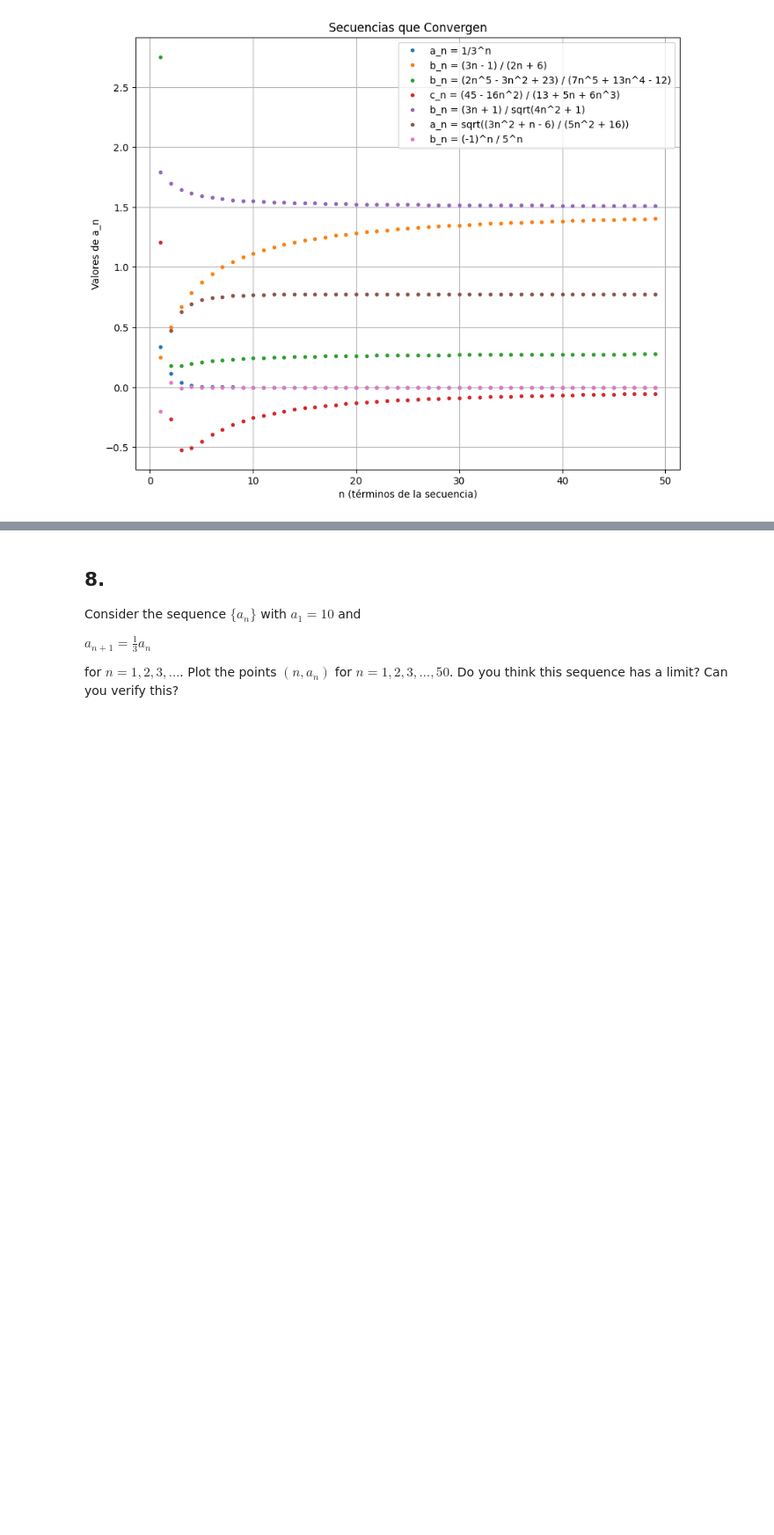
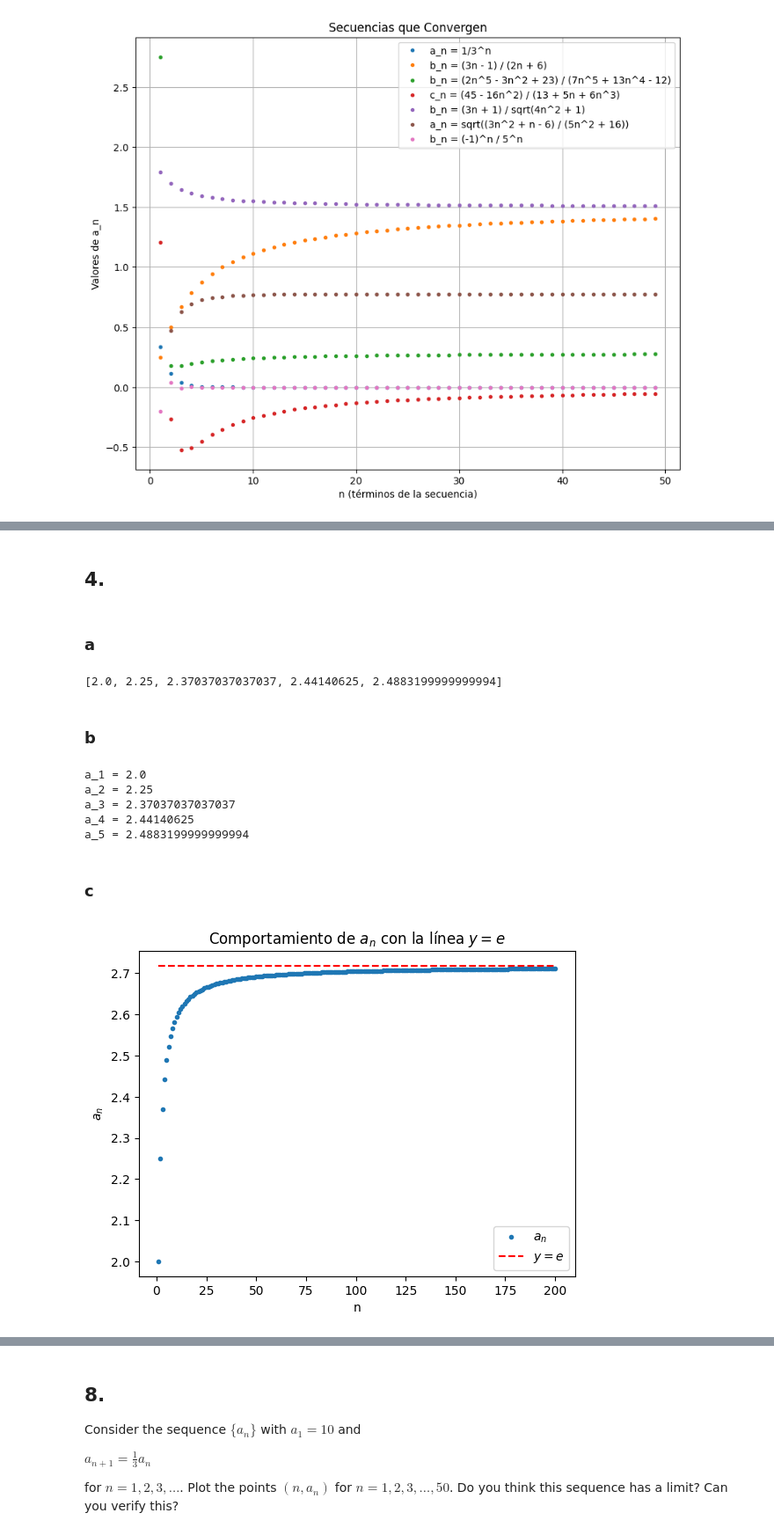
Before and after one commit to Daniel1martinez2/taller_s_6_mate_aplicada, a Jupyter notebook: main.ipynb, the cells around one changed output, grey strips where cells are left out. Shown at 88% size. Saved outputs shown, nothing was run; the diff lists cells and outputs as text; code cells hidden in the pictures; blank space fills up the shorter version.

```diff
--- a/main.ipynb
+++ b/main.ipynb
@@ -109,0 +126,38 @@ plt.show()
+# %% [markdown]
+## 4.
+# %% [markdown]
+### a
+# %%
+n_values = [1, 2, 3, 4, 5]
+a_n_values = [(1 + 1/n)**n for n in n_values]
+a_n_values
+# %% [output]
+[2.0, 2.25, 2.37037037037037, 2.44140625, 2.4883199999999994]
+# %% [markdown]
+### b
+# %%
+import numpy as np
+
+n_values = np.arange(1, 201)
+a_n_values = [(1 + 1/n)**n for n in n_values]
+for n, a_n in zip(n_values[:5], a_n_values[:5]):
+    print(f"a_{n} = {a_n}")
+# %% [output]
+a_1 = 2.0
+a_2 = 2.25
+a_3 = 2.37037037037037
+a_4 = 2.44140625
+a_5 = 2.4883199999999994
+# %% [markdown]
+### c
+# %%
+e = np.exp(1)
+plt.plot(n_values, a_n_values, '.', label=r'$a_n$')
+plt.hlines(e, 1, 200, colors='r', label=r'$y = e$', linestyles='dashed')
+plt.xlabel('n')
+plt.ylabel(r'$a_n$')
+plt.title(r'Comportamiento de $a_n$ con la línea $y = e$')
+plt.legend()
+plt.show()
+# %% [output]
+[figure, added]
```
Also changed, not shown: parts of 17 cells of this notebook.
